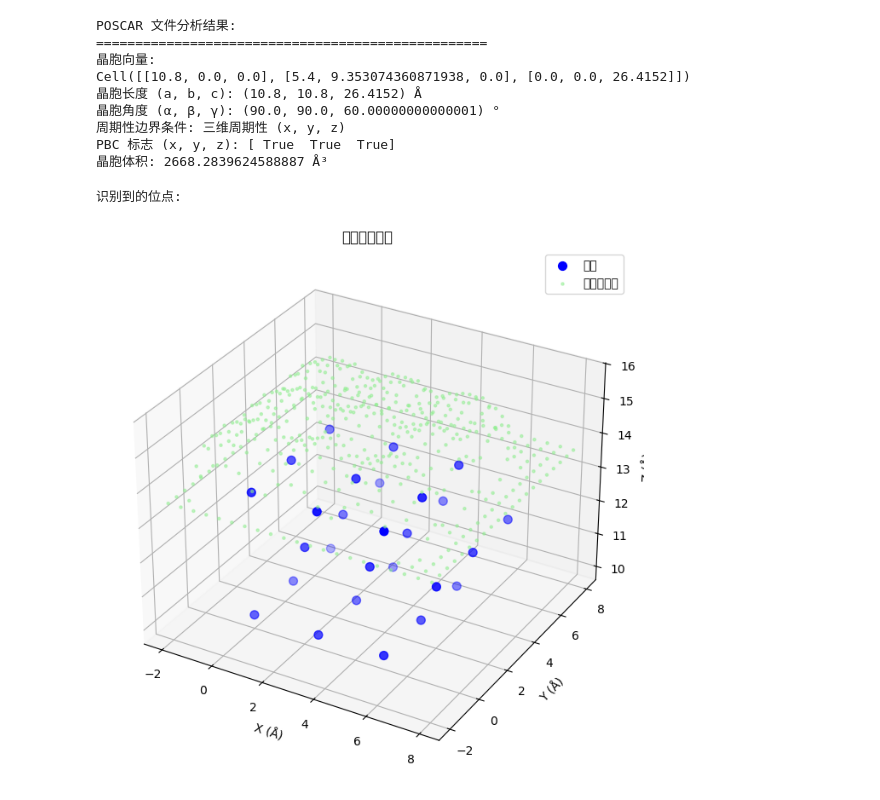
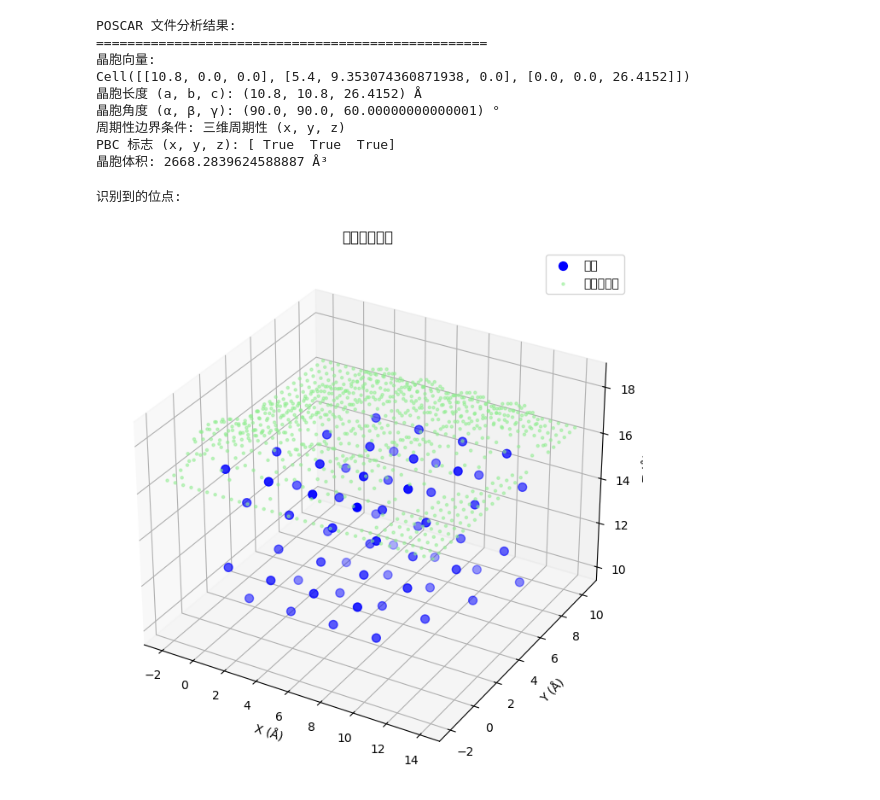
Before and after one commit to RenLevi/20257B, a Jupyter notebook: t.ipynb, the cells around one changed output. Cells and saved outputs as stored; diff of their text form; code cells hidden in the pictures.

```diff
--- a/t.ipynb
+++ b/t.ipynb
@@ -970,39 +970,39 @@ class SurfaceSiteFinder:
 if __name__ == "__main__":
     # 示例1: 创建一个简单的平板结构
     # 这里我们创建一个FCC(100)表面的简单示例
-    from ase.build import fcc100, add_adsorbate
+    from ase.build import hcp0001, add_adsorbate
 
     # 创建铜的(100)表面
-    slab = fcc100('Cu', size=(3, 3, 3), vacuum=10.0)
+    slab = hcp0001('Ru', size=(4, 4, 4), vacuum=10.0)
 
     # 初始化查找器
     finder = SurfaceSiteFinder(slab)
 
     # 创建网格
     grid_points = finder.create_grid(grid_spacing=0.5, height_above_surface=3.0)
 
     # 包裹网格到表面
     wrapped_points = finder.wrap_grid_to_surface(height_above_surface=2, step_size=0.1)
 
     # 查找位点
     sites, positions, vectors = finder.find_sites(contact_distance=1.5)
 
     # 分类位点
     site_types = finder.classify_sites(multi_site_threshold=1.2)
 
     # 打印结果
     print("识别到的位点:")
     for atom_indices, site_type in site_types.items():
         print(f"{site_type}: 原子 {atom_indices}, 位置 {positions[atom_indices]}")
 
     # 可视化
     finder.visualize(show_grid=False, show_wrapped=True)
 
     # 示例2: 从文件读取结构
     # 假设有一个POSCAR文件
     # atoms = read('POSCAR')
     # finder = SurfaceSiteFinder(atoms)
     # ... 其余步骤相同
 # %% [output]
 识别到的位点:
-[figure, old version]
+[figure, new version]
```
Also changed, not shown: 5 other files.
